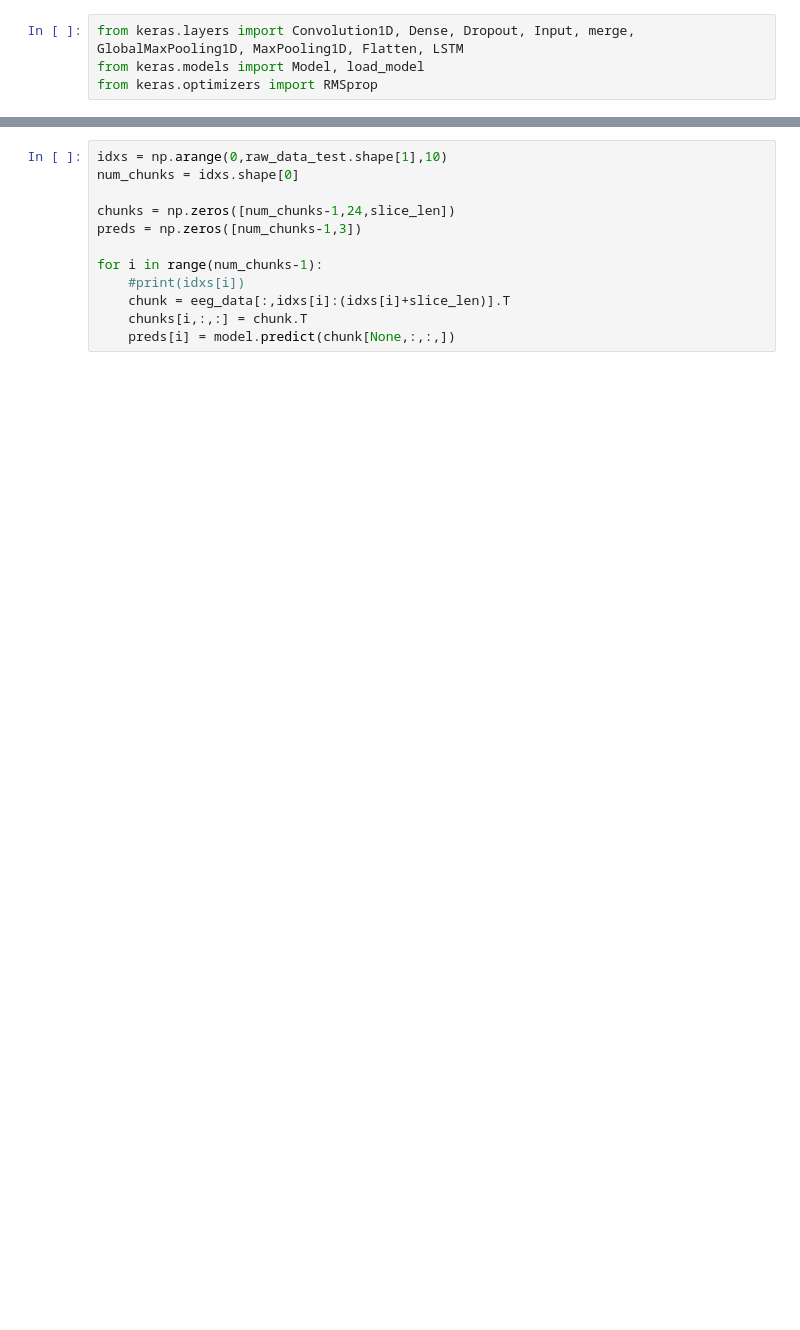
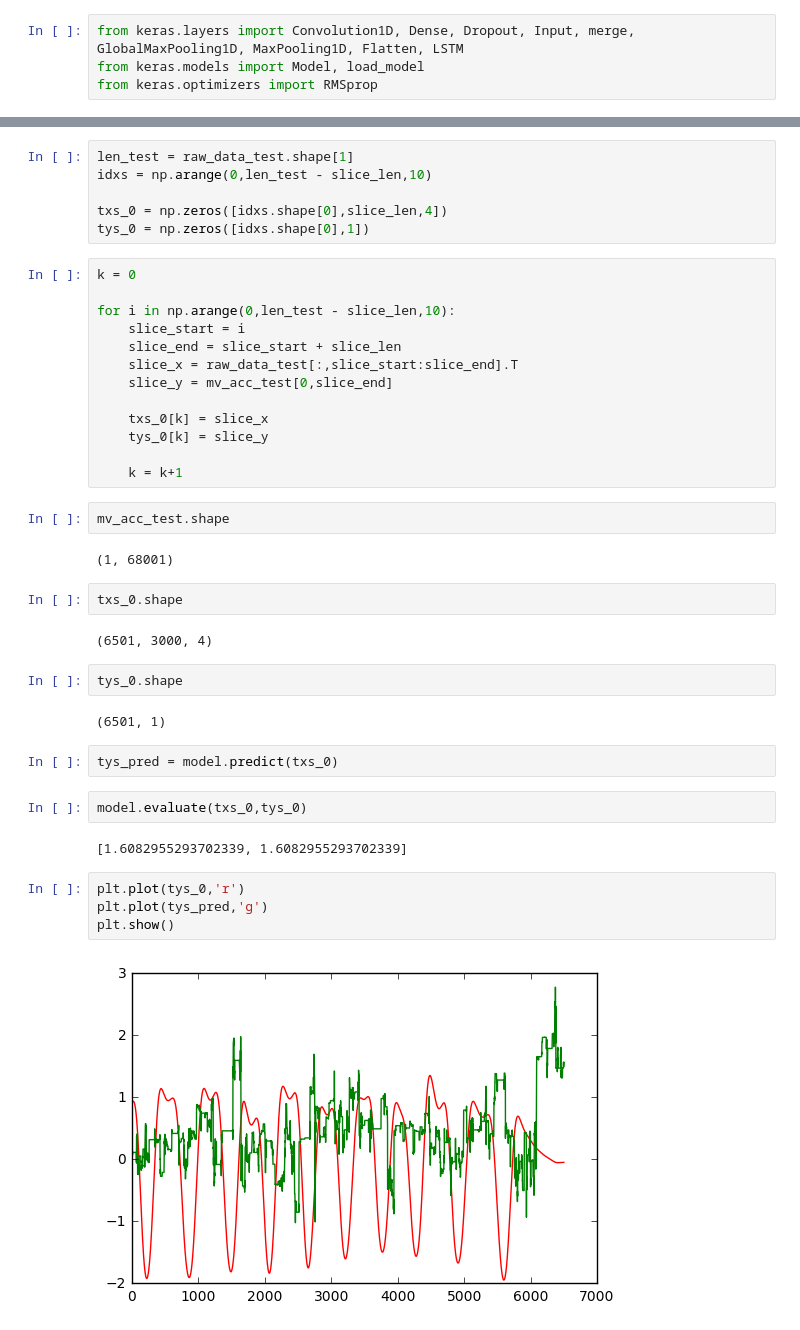
Before and after one commit to voxxys/dl_sandbox, a Jupyter notebook: ecog/Untitled.ipynb, the cells around one changed output, grey strips where cells are left out. Drawn from its saved outputs; the diff is of its cells as text; blank space fills up the shorter version.

```diff
--- a/ecog/Untitled.ipynb
+++ b/ecog/Untitled.ipynb
@@ -234,12 +230,43 @@ print(accuracy)
-# %%
-idxs = np.arange(0,raw_data_test.shape[1],10)
-num_chunks = idxs.shape[0]
-
-chunks = np.zeros([num_chunks-1,24,slice_len])
-preds = np.zeros([num_chunks-1,3])
-
-for i in range(num_chunks-1):
-    #print(idxs[i])
-    chunk = eeg_data[:,idxs[i]:(idxs[i]+slice_len)].T
-    chunks[i,:,:] = chunk.T
-    preds[i] = model.predict(chunk[None,:,:,])
+# %%
+len_test = raw_data_test.shape[1]
+idxs = np.arange(0,len_test - slice_len,10)
+
+txs_0 = np.zeros([idxs.shape[0],slice_len,4])
+tys_0 = np.zeros([idxs.shape[0],1])
+# %%
+k = 0
+
+for i in np.arange(0,len_test - slice_len,10):
+    slice_start = i
+    slice_end = slice_start + slice_len
+    slice_x = raw_data_test[:,slice_start:slice_end].T
+    slice_y = mv_acc_test[0,slice_end]
+
+    txs_0[k] = slice_x
+    tys_0[k] = slice_y
+
+    k = k+1
+# %%
+mv_acc_test.shape
+# %% [output]
+(1, 68001)
+# %%
+txs_0.shape
+# %% [output]
+(6501, 3000, 4)
+# %%
+tys_0.shape
+# %% [output]
+(6501, 1)
+# %%
+tys_pred = model.predict(txs_0)
+# %%
+model.evaluate(txs_0,tys_0)
+# %% [output]
+[1.6082955293702339, 1.6082955293702339]
+# %%
+plt.plot(tys_0,'r')
+plt.plot(tys_pred,'g')
+plt.show()
+# %% [output]
+[figure, added]
```
Also changed, not shown: parts of 18 cells of this notebook, 6 other files.
